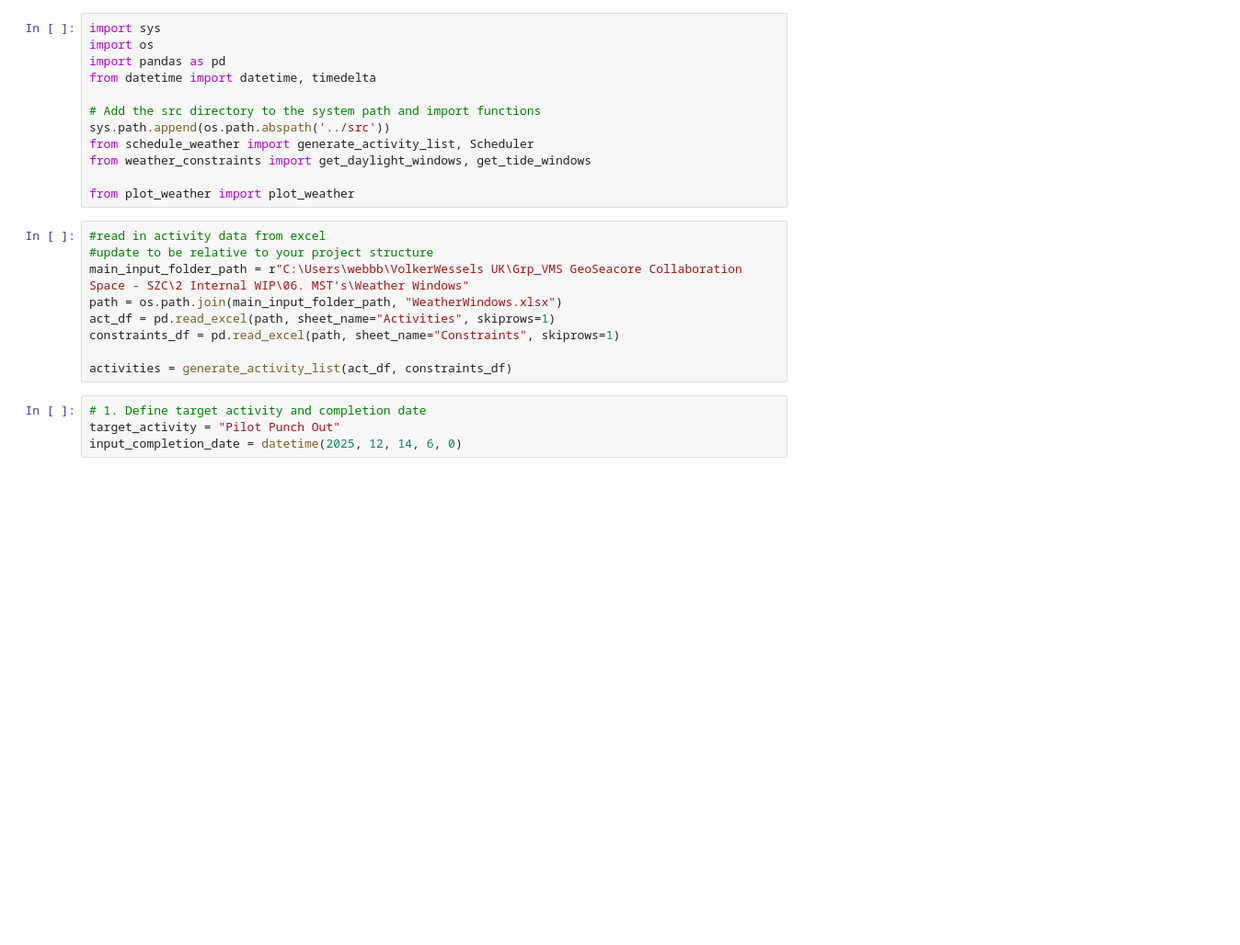
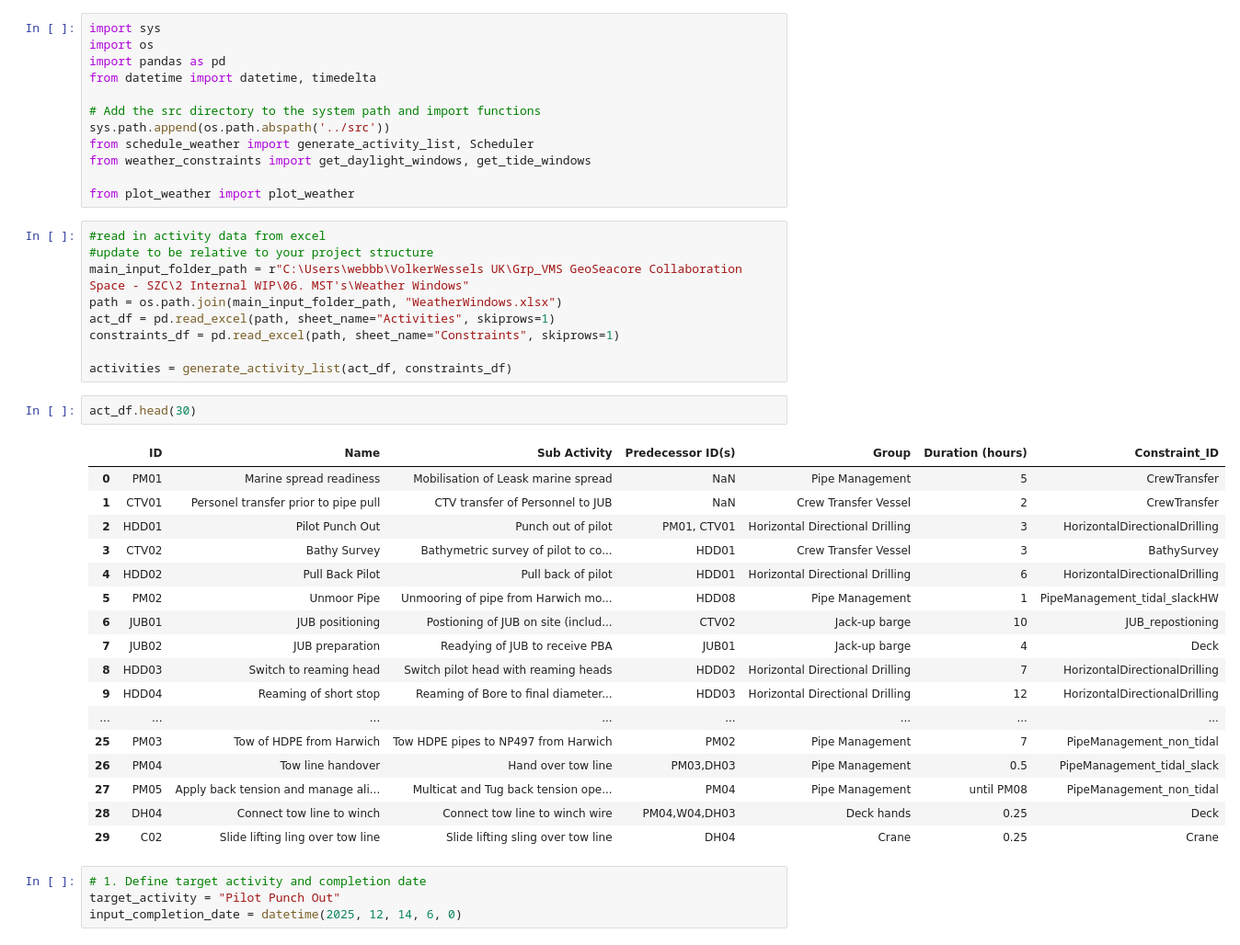
Before and after one commit to benwebb1/WeatherOpsPlanner, a Jupyter notebook: notebooks/pipe_pull_weather.ipynb, the cells around one changed output. Shown at 92% size. Saved outputs shown, nothing was run; the diff lists cells and outputs as text; blank space fills up the shorter version.

```diff
--- a/notebooks/pipe_pull_weather.ipynb
+++ b/notebooks/pipe_pull_weather.ipynb
@@ -19,6 +19,26 @@ act_df = pd.read_excel(path, sheet_name="Activities", skiprows=1)
 constraints_df = pd.read_excel(path, sheet_name="Constraints", skiprows=1)
 
 activities = generate_activity_list(act_df, constraints_df)
+# %%
+act_df.head(30)
+# %% [output]
+|  | ID | Name | Sub Activity | Predecessor ID(s) | Group | Duration (hours) | Constraint_ID |
+| 0 | PM01 | Marine spread readiness | Mobilisation of Leask marine spread | NaN | Pipe Management | 5 | CrewTransfer |
+| 1 | CTV01 | Personel transfer prior to pipe pull | CTV transfer of Personnel to JUB | NaN | Crew Transfer Vessel | 2 | CrewTransfer |
+| 2 | HDD01 | Pilot Punch Out | Punch out of pilot | PM01, CTV01 | Horizontal Directional Drilling | 3 | HorizontalDirectionalDrilling |
+| 3 | CTV02 | Bathy Survey | Bathymetric survey of pilot to co... | HDD01 | Crew Transfer Vessel | 3 | BathySurvey |
+| 4 | HDD02 | Pull Back Pilot | Pull back of pilot | HDD01 | Horizontal Directional Drilling | 6 | HorizontalDirectionalDrilling |
+| 5 | PM02 | Unmoor Pipe | Unmooring of pipe from Harwich mo... | HDD08 | Pipe Management | 1 | PipeManagement_tidal_slackHW |
+| 6 | JUB01 | JUB positioning | Postioning of JUB on site (includ... | CTV02 | Jack-up barge | 10 | JUB_repostioning |
+| 7 | JUB02 | JUB preparation | Readying of JUB to receive PBA | JUB01 | Jack-up barge | 4 | Deck |
+| 8 | HDD03 | Switch to reaming head | Switch pilot head with reaming heads | HDD02 | Horizontal Directional Drilling | 7 | HorizontalDirectionalDrilling |
+| 9 | HDD04 | Reaming of short stop | Reaming of Bore to final diameter... | HDD03 | Horizontal Directional Drilling | 12 | HorizontalDirectionalDrilling |
+| ... | ... | ... | ... | ... | ... | ... | ... |
+| 25 | PM03 | Tow of HDPE from Harwich | Tow HDPE pipes to NP497 from Harwich | PM02 | Pipe Management | 7 | PipeManagement_non_tidal |
+| 26 | PM04 | Tow line handover | Hand over tow line | PM03,DH03 | Pipe Management | 0.5 | PipeManagement_tidal_slack |
+| 27 | PM05 | Apply back tension and manage ali... | Multicat and Tug back tension ope... | PM04 | Pipe Management | until PM08 | PipeManagement_non_tidal |
+| 28 | DH04 | Connect tow line to winch | Connect tow line to winch wire | PM04,W04,DH03 | Deck hands | 0.25 | Deck |
+| 29 | C02 | Slide lifting ling over tow line | Slide lifting sling over tow line | DH04 | Crane | 0.25 | Crane |
 # %%
 # 1. Define target activity and completion date
 target_activity = "Pilot Punch Out"
```
Also changed, not shown: parts of 2 cells of this notebook, 2 other files.
